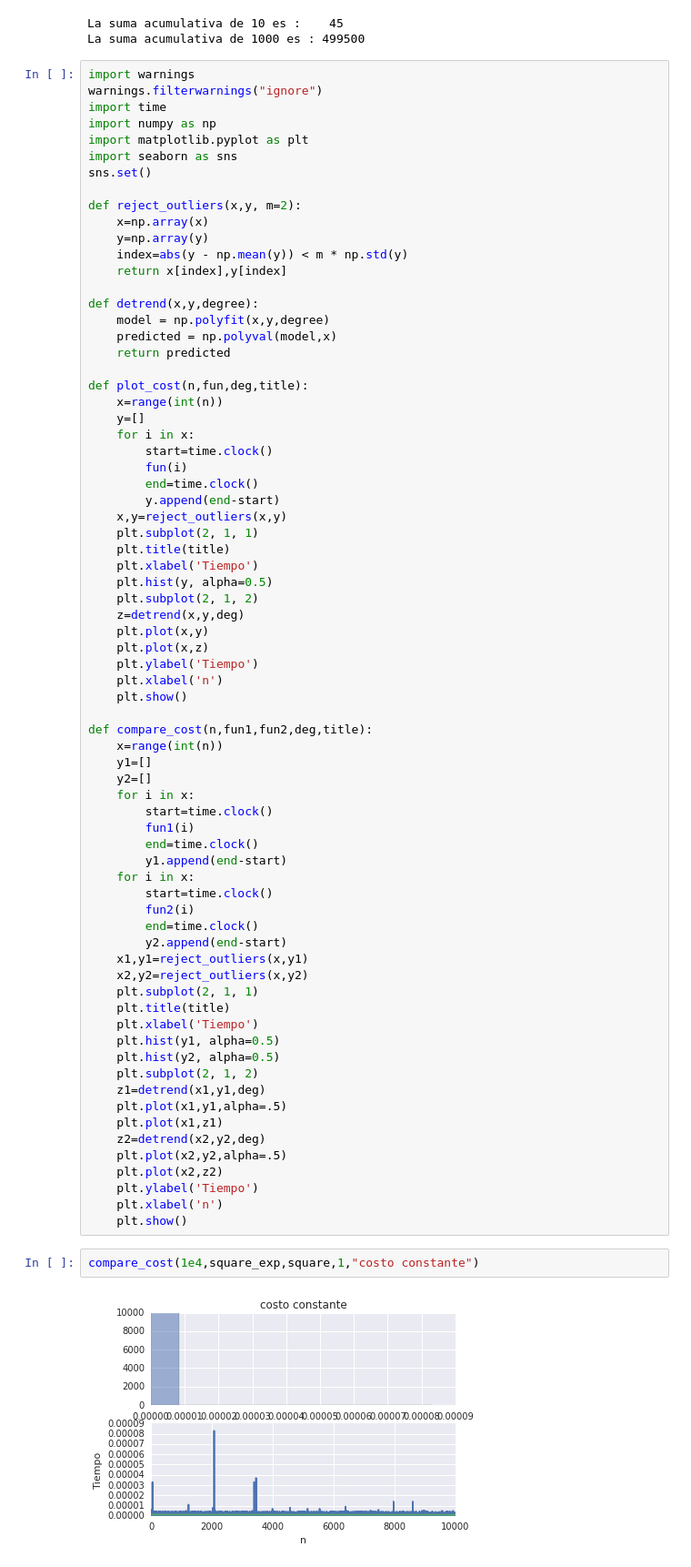
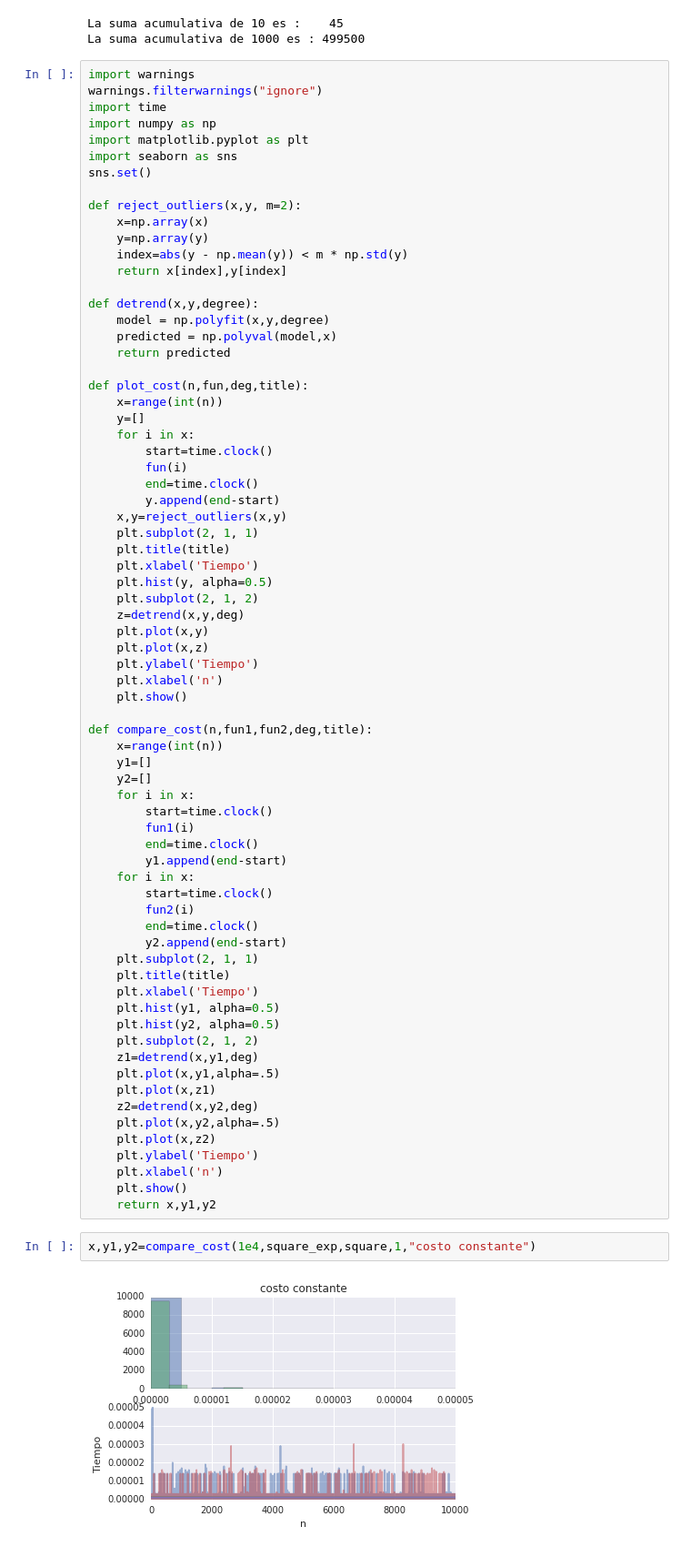
Before and after one commit to sherna90/analisis_algoritmos, a Jupyter notebook: Introduccion.ipynb, the cells around one changed output. Shown at 91% size. Drawn from its saved outputs; the diff is of its cells as text.

```diff
--- a/Introduccion.ipynb
+++ b/Introduccion.ipynb
@@ -93,24 +93,23 @@ def compare_cost(n,fun1,fun2,deg,title):
         fun2(i)
         end=time.clock()
         y2.append(end-start)
-    x1,y1=reject_outliers(x,y1)
-    x2,y2=reject_outliers(x,y2)
     plt.subplot(2, 1, 1)
     plt.title(title)
     plt.xlabel('Tiempo')
     plt.hist(y1, alpha=0.5)
     plt.hist(y2, alpha=0.5)
     plt.subplot(2, 1, 2)
-    z1=detrend(x1,y1,deg)
-    plt.plot(x1,y1,alpha=.5)
-    plt.plot(x1,z1)
-    z2=detrend(x2,y2,deg)
-    plt.plot(x2,y2,alpha=.5)
-    plt.plot(x2,z2)
+    z1=detrend(x,y1,deg)
+    plt.plot(x,y1,alpha=.5)
+    plt.plot(x,z1)
+    z2=detrend(x,y2,deg)
+    plt.plot(x,y2,alpha=.5)
+    plt.plot(x,z2)
     plt.ylabel('Tiempo')
     plt.xlabel('n')
     plt.show()
+    return x,y1,y2
 # %%
-compare_cost(1e4,square_exp,square,1,"costo constante")
+x,y1,y2=compare_cost(1e4,square_exp,square,1,"costo constante")
 # %% [output]
-[figure, old version]
+[figure, new version]
```
Also changed, not shown: parts of 2 cells of this notebook, 1 other file.
